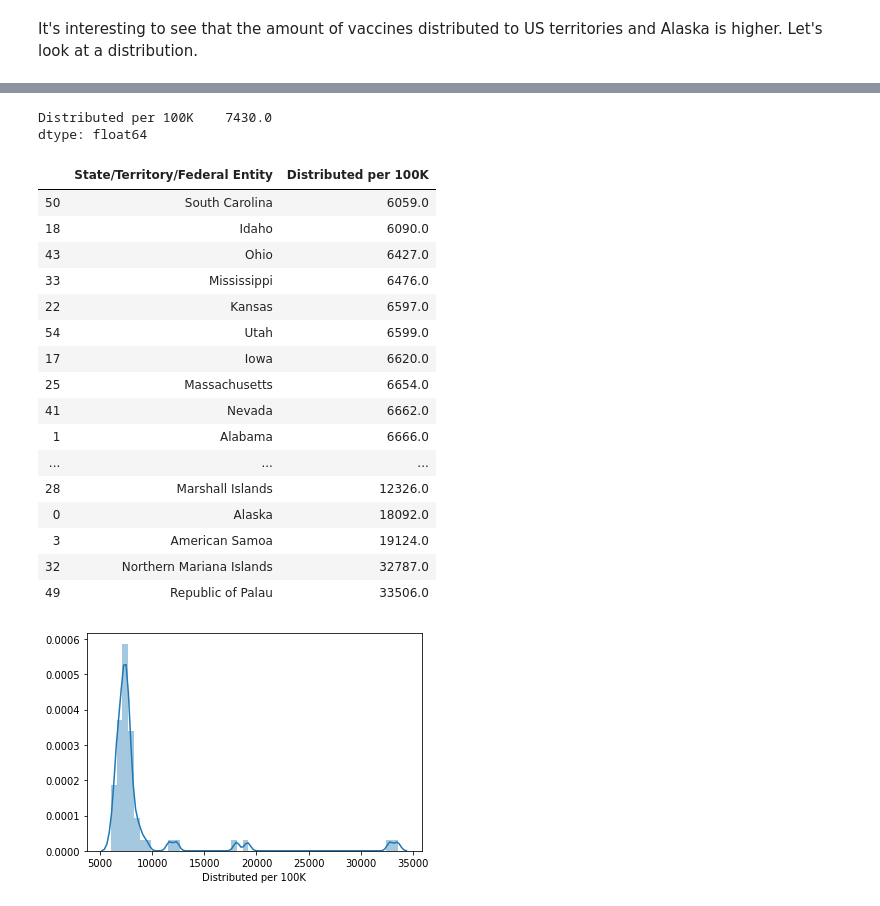
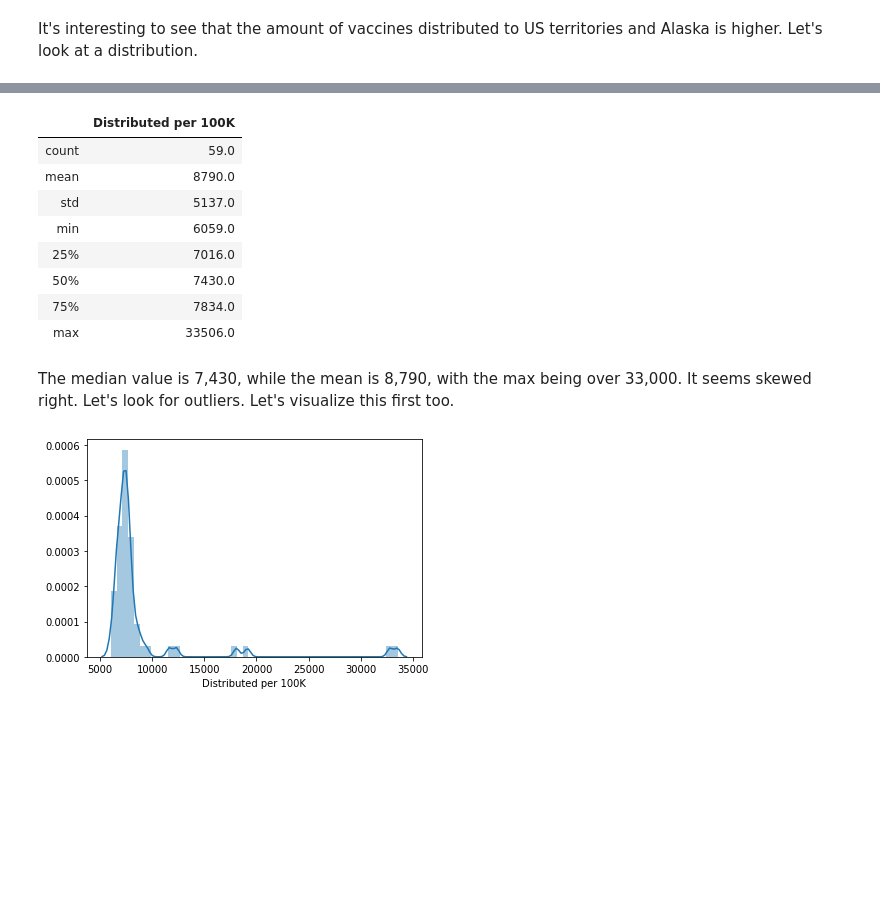
Before and after one commit to JessicaFB/Bodo-Covid, a Jupyter notebook: Covid-questions.ipynb, the cells around one changed output, grey strips where cells are left out. Cells and saved outputs as stored; diff of their text form; code cells hidden in the pictures; blank space fills up the shorter version.

```diff
--- a/Covid-questions.ipynb
+++ b/Covid-questions.ipynb
@@ -335,28 +287,18 @@ distribution.describe()
-# %%
-distribution.median()
-# %% [output]
-Distributed per 100K    7430.0
-dtype: float64
-# %%
-distribution
-# %% [output]
-|  | State/Territory/Federal Entity | Distributed per 100K |
-| 50 | South Carolina | 6059.0 |
-| 18 | Idaho | 6090.0 |
-| 43 | Ohio | 6427.0 |
-| 33 | Mississippi | 6476.0 |
-| 22 | Kansas | 6597.0 |
-| 54 | Utah | 6599.0 |
-| 17 | Iowa | 6620.0 |
-| 25 | Massachusetts | 6654.0 |
-| 41 | Nevada | 6662.0 |
-| 1 | Alabama | 6666.0 |
-| ... | ... | ... |
-| 28 | Marshall Islands | 12326.0 |
-| 0 | Alaska | 18092.0 |
-| 3 | American Samoa | 19124.0 |
-| 32 | Northern Mariana Islands | 32787.0 |
-| 49 | Republic of Palau | 33506.0 |
+# %%
+# Look at the summary statistics
+distribution.describe().round()
+# %% [output]
+|  | Distributed per 100K |
+| count | 59.0 |
+| mean | 8790.0 |
+| std | 5137.0 |
+| min | 6059.0 |
+| 25% | 7016.0 |
+| 50% | 7430.0 |
+| 75% | 7834.0 |
+| max | 33506.0 |
+# %% [markdown]
+The median value is 7,430, while the mean is 8,790, with the max being over 33,000. It seems skewed right. Let's look for outliers. Let's visualize this first too.
 # %%
 sns.distplot(distribution['Distributed per 100K']);
 # %% [output]
```
Also changed, not shown: parts of 18 cells of this notebook.
